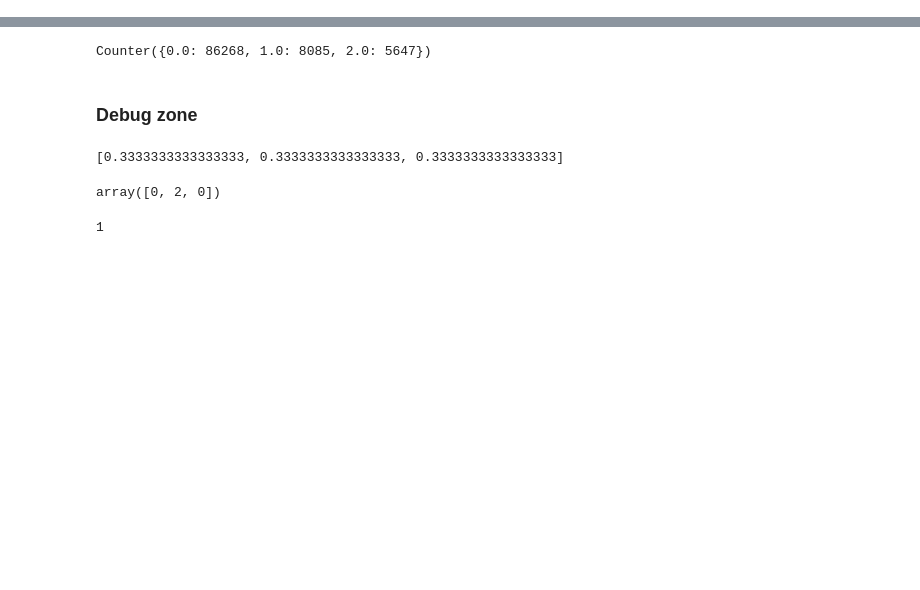
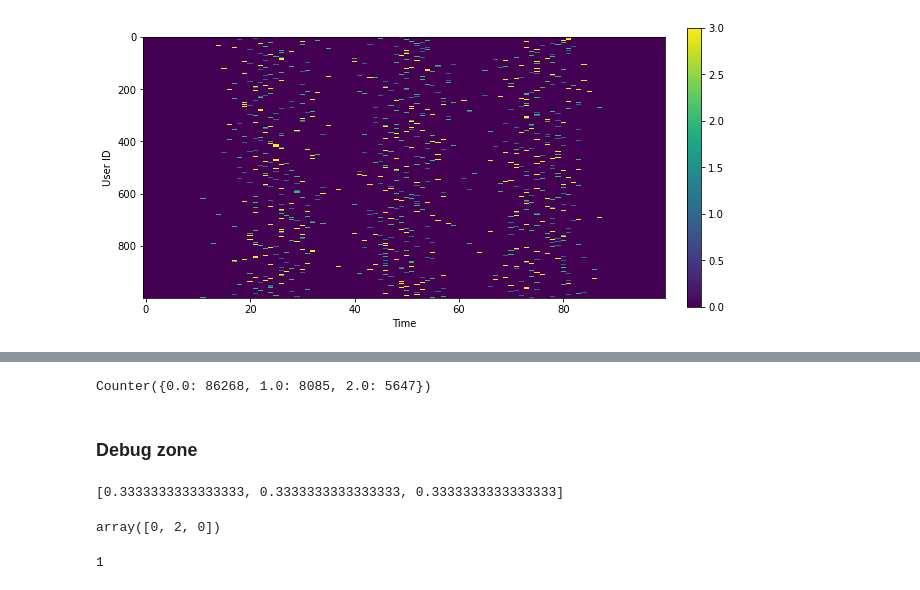
Before and after one commit to chorus12/misc, a Jupyter notebook: nba-RL.ipynb, the cells around one changed output, grey strips where cells are left out. Drawn from its saved outputs; the diff is of its cells as text; code cells hidden in the pictures; blank space fills up the shorter version.

```diff
--- a/nba-RL.ipynb
+++ b/nba-RL.ipynb
@@ -133,0 +196,12 @@ visualize_profiles(F)  # Offer history  = 100 time intervals and when offer 1, o
+# %%
+t_offers = np.linspace(0, k, m + 2).astype(int).tolist()[1 : -1]    # offer campaing times
+t_offer_jit = 5                                           # offer time jitter, standard deviation in time units
+offers_jitter = np.rint(t_offer_jit * np.random.randn(n, len(t_offers))) # deviation from offer times
+offer_times = (offers_jitter + np.repeat([t_offers], n, axis=0)).astype(int) # time labels at which we make offers
+offers_sampled = np.random.choice(offers, size=offer_times.shape, p=p_offers) # offers that we make at offer times
+F = np.zeros_like(P)
+x_indices = np.array([[i]*offer_times.shape[-1] for i in range(n)]).flatten() # these are just [0,0,0], [1,1,1] ... [999,999,999] flattened
+F[x_indices, offer_times.flatten()] = offers_sampled.flatten()
+visualize_profiles(F)
+# %% [output]
+[figure, added]
```
Also changed, not shown: parts of 17 cells of this notebook.
